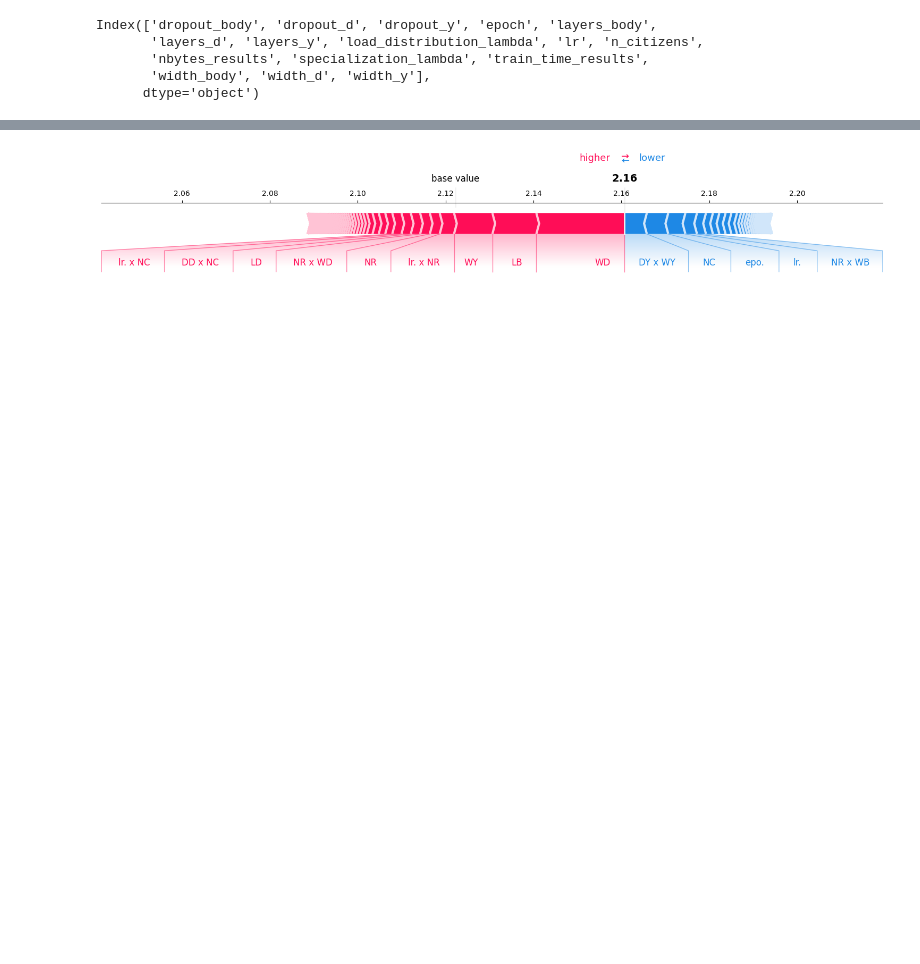
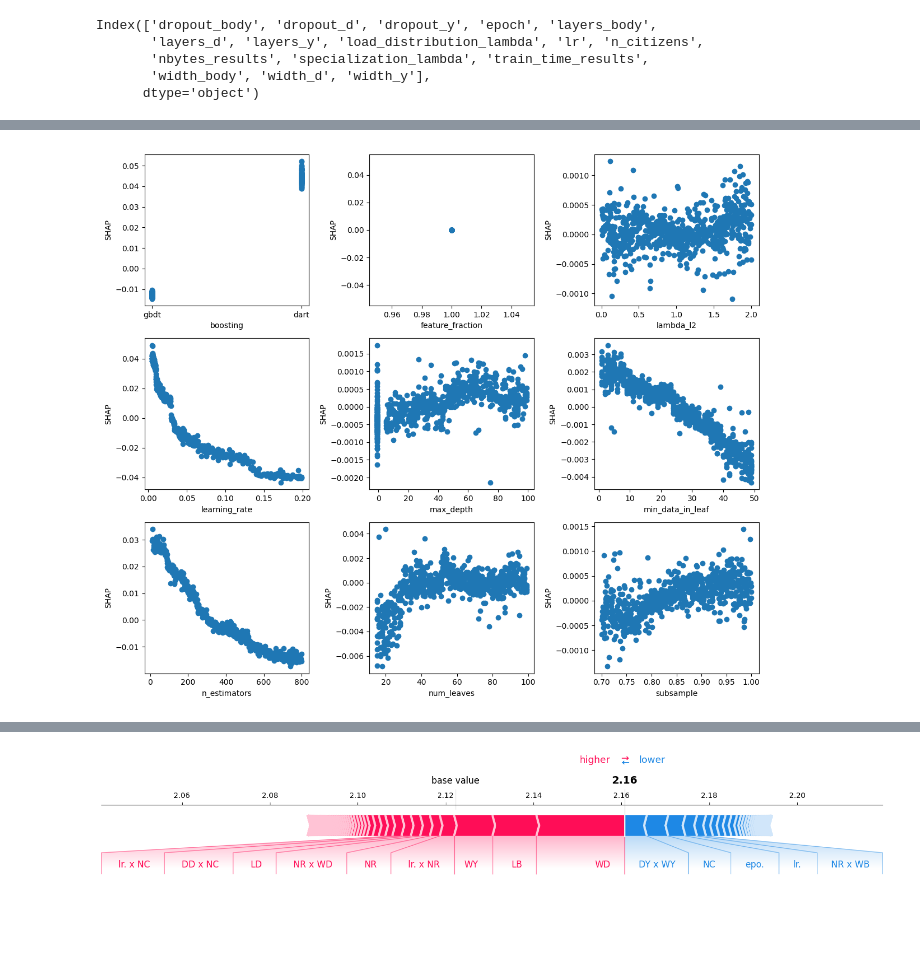
Before and after one commit to viktorvesely/liquid, a Jupyter notebook: liquid/notebooks/random_protein_eval.ipynb, the cells around one changed output, grey strips where cells are left out. Cells and saved outputs as stored; diff of their text form; code cells hidden in the pictures; blank space fills up the shorter version.

```diff
--- a/liquid/notebooks/random_protein_eval.ipynb
+++ b/liquid/notebooks/random_protein_eval.ipynb
@@ -519,0 +531,26 @@ global_explanation.plot_network(feature_names=feature_names)
+# %%
+def scatter_dep(df, n1_shap, feature_names, name, ax=None):
+
+    fvalues = df[name].to_numpy()
+    i = np.where(feature_names == name)[0][0]
+    svalues = n1_shap[:, i]
+
+    if ax is None:
+        fig, ax = plt.subplots()
+
+    ax.scatter(fvalues, svalues)
+    ax.set_xlabel(name)
+    ax.set_ylabel("SHAP")
+
+
+n = len(feature_names)
+fig, axs = plt.subplots(int(np.ceil(n / 3)), 3, figsize=(12, 10))
+
+for fn, ax in zip(feature_names, axs.ravel()):
+    scatter_dep(df, n1_shap, feature_names, fn, ax=ax)
+
+fig.tight_layout()
+
+plt.show()
+# %% [output]
+[figure, added]
```
Also changed, not shown: parts of 11 cells of this notebook, 11 other files.
